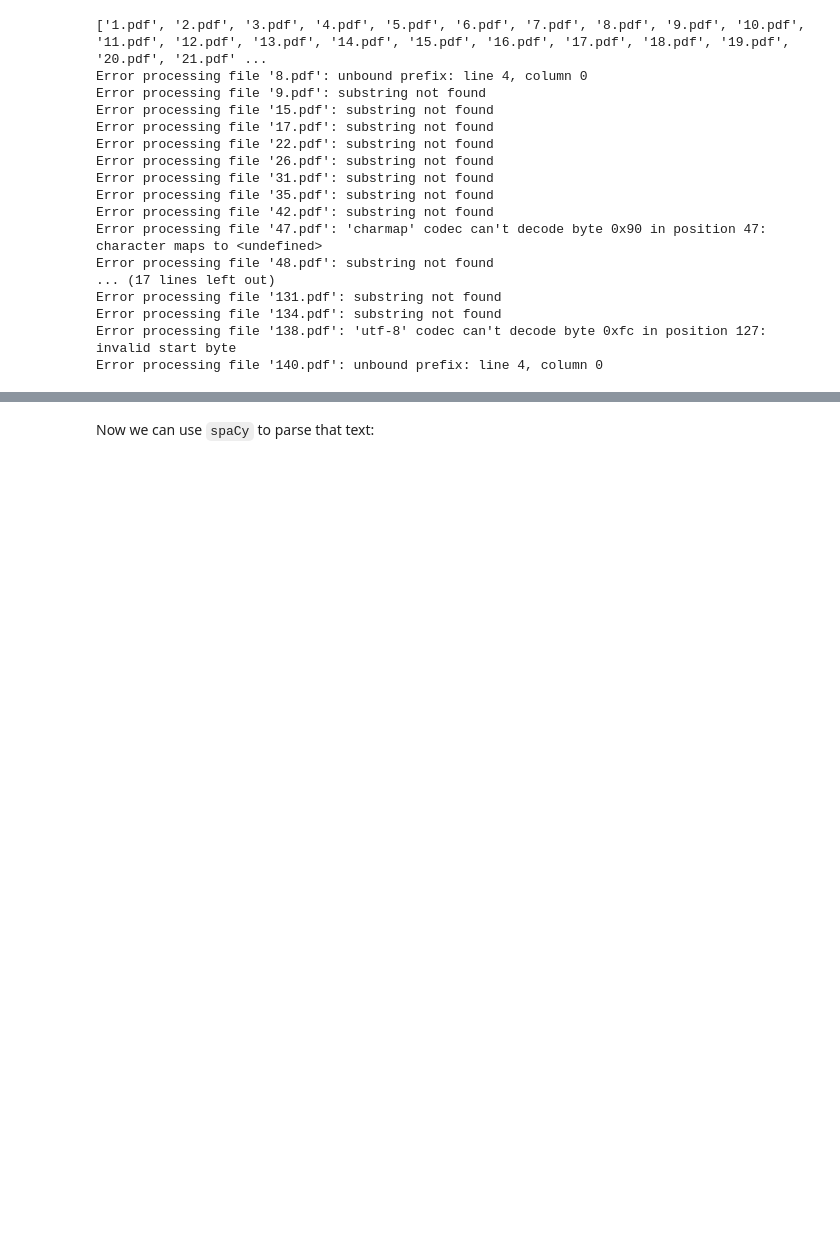
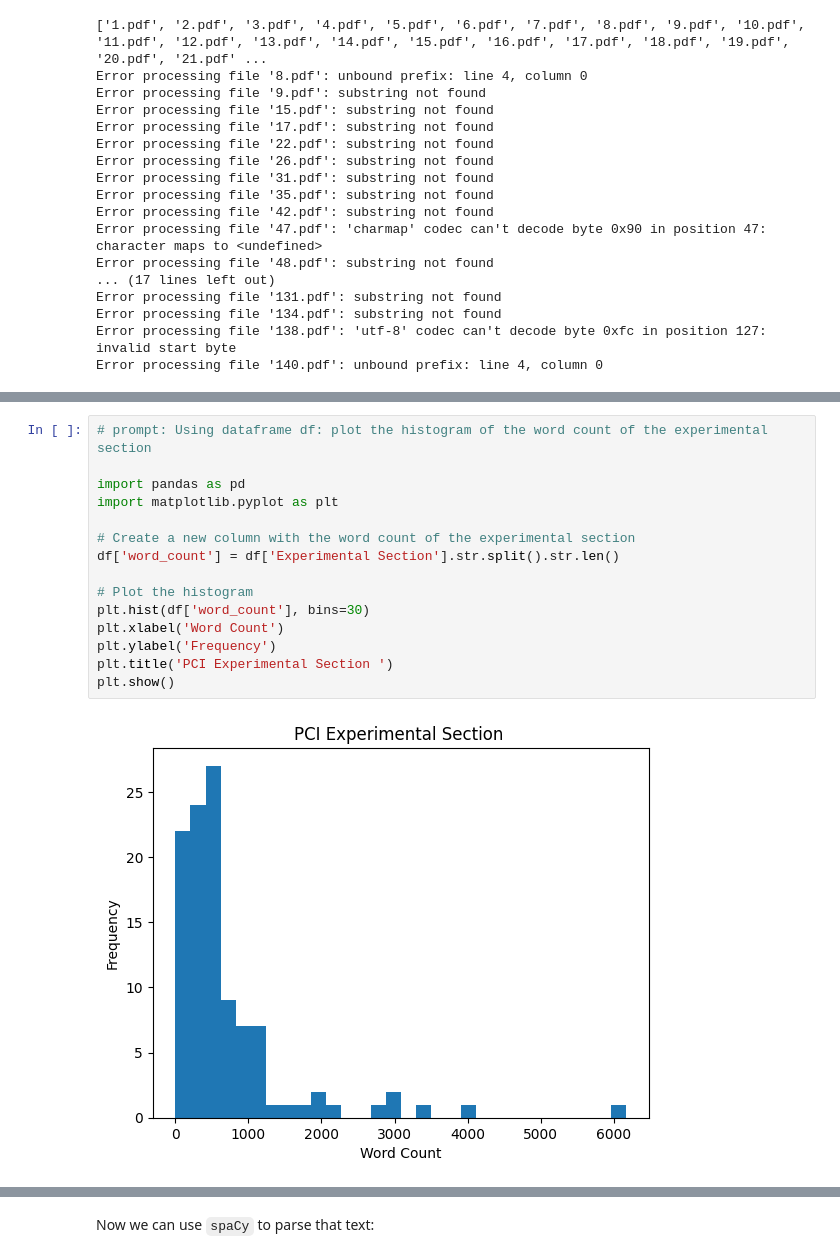
Before and after one commit to catastropiyush/numerical_methods, a Jupyter notebook: Extract_Text_from_PDF.ipynb, the cells around one changed output, grey strips where cells are left out. Saved outputs shown, nothing was run; the diff lists cells and outputs as text; blank space fills up the shorter version.

```diff
--- a/Extract_Text_from_PDF.ipynb
+++ b/Extract_Text_from_PDF.ipynb
@@ -181,0 +186,17 @@ df
+# %%
+# prompt: Using dataframe df: plot the histogram of the word count of the experimental section
+
+import pandas as pd
+import matplotlib.pyplot as plt
+
+# Create a new column with the word count of the experimental section
+df['word_count'] = df['Experimental Section'].str.split().str.len()
+
+# Plot the histogram
+plt.hist(df['word_count'], bins=30)
+plt.xlabel('Word Count')
+plt.ylabel('Frequency')
+plt.title('PCI Experimental Section ')
+plt.show()
+# %% [output]
+[figure, added]
```
Also changed, not shown: parts of 3 cells of this notebook.
